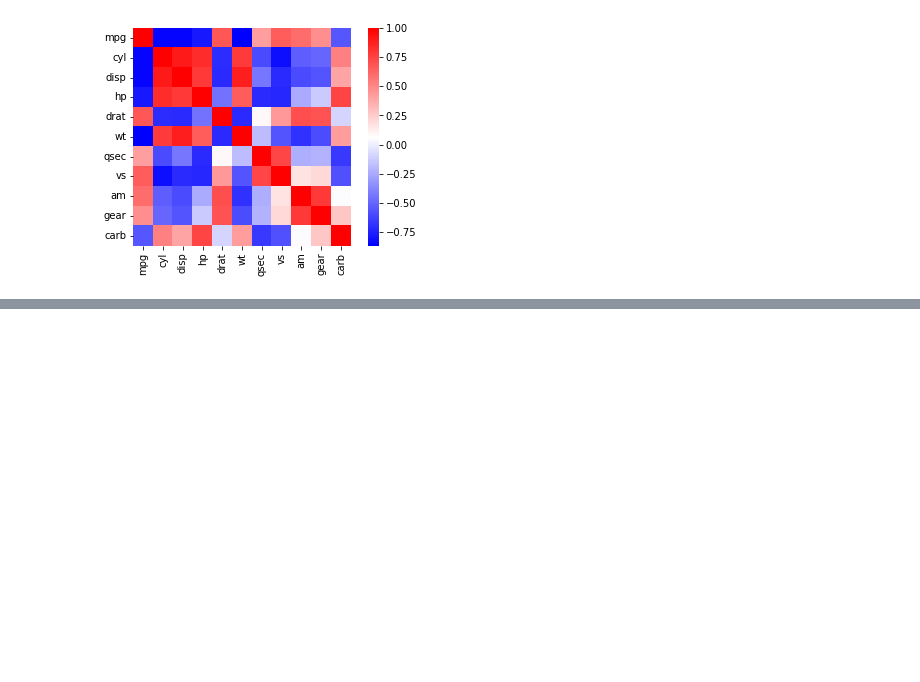
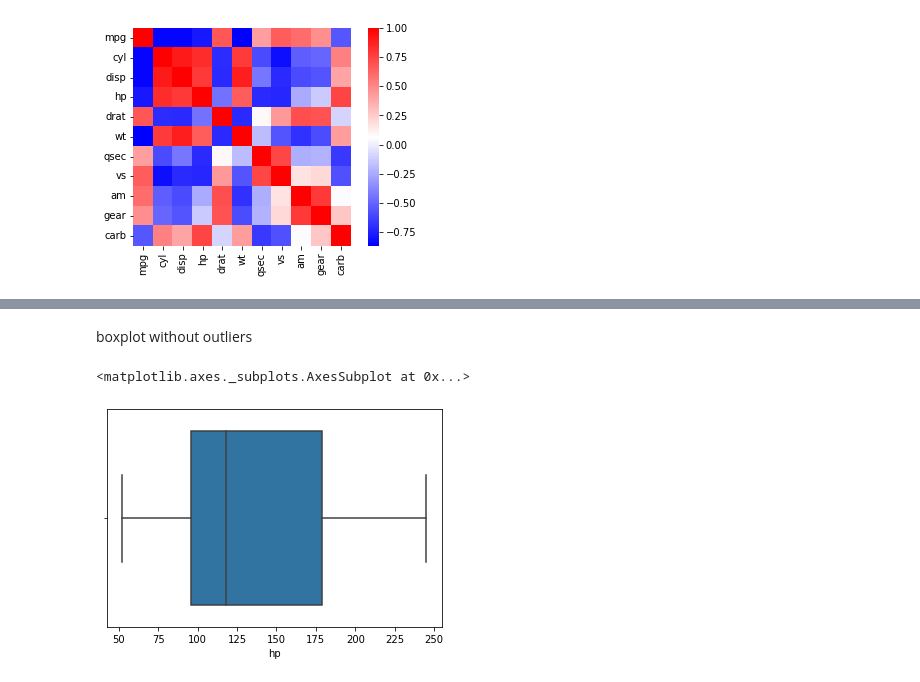
Before and after one commit to manognansr/ML-Practice, a Jupyter notebook: 1. data extrapolation, seaborn intro.ipynb, the cells around one changed output, grey strips where cells are left out. Cells and saved outputs as stored; diff of their text form; code cells hidden in the pictures; blank space fills up the shorter version.

```diff
--- a/1. data extrapolation, seaborn intro.ipynb
+++ b/1. data extrapolation, seaborn intro.ipynb
@@ -100,0 +146,4 @@ sns.heatmap(data = correlation, square = True, cmap = "bwr")
+# %%
+filter = df['hp'].values < 260
+df1 = df[filter]
+df1
@@ -100,0 +168,7 @@ sns.heatmap(data = correlation, square = True, cmap = "bwr")
+# %% [markdown]
+boxplot without outliers
+# %%
+sns.boxplot(df1['hp'])
+# %% [output]
+<matplotlib.axes._subplots.AxesSubplot at 0x...>
+[figure, added]
```
Also changed, not shown: parts of 7 cells of this notebook.
